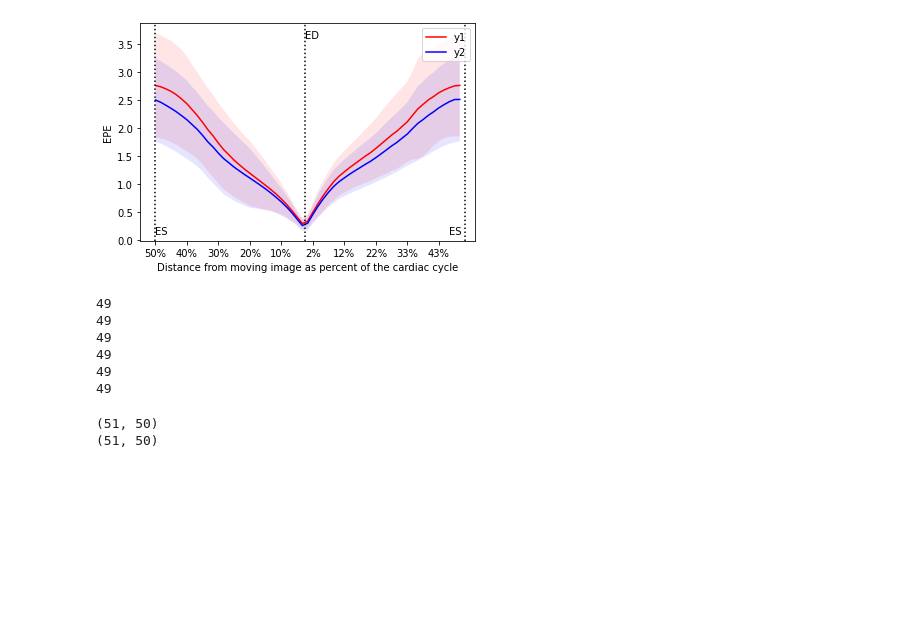
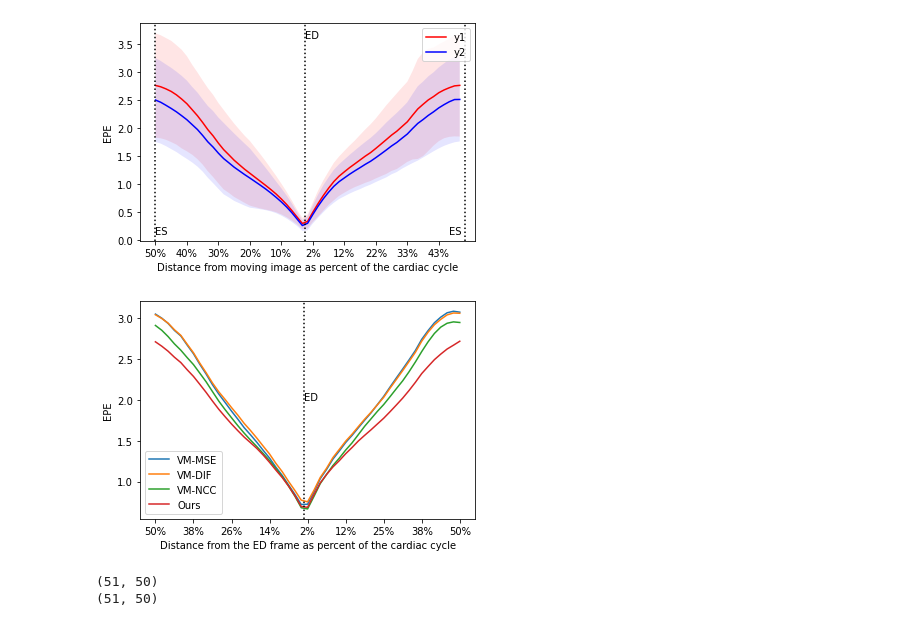
Before and after one commit to nicolas1805961/Cardiac-Segmentation-Optical-flow, a Jupyter notebook: nnunet/experiment.ipynb, the cells around one changed output. Drawn from its saved outputs; the diff is of its cells as text; code cells hidden in the pictures; blank space fills up the shorter version.

```diff
--- a/nnunet/experiment.ipynb
+++ b/nnunet/experiment.ipynb
@@ -13,0 +219,10 @@ with open('my_file_new.yaml', 'wb') as f:
+# %%
+import torch
+
+t = 6
+
+x = torch.randn(size=(t, 1, 64, 192, 192))
+
+out = [torch.cat((x[i], x[i + 1]), dim=1) for i in range(t-1)]
+out = torch.stack(out, dim=0)
+print(out.shape)
@@ -1029,10 +1481,15 @@ torch.Size([1, 512, 24, 24, 1, 1])
 import torch
 import numpy as np
 
-x = torch.randn(27, 1, 512, 24, 24)
-T, B, C, H, W = x.shape
+T, B, C, H, W = 16, 1, 256, 24, 24
 
-window_size_list = [val for val in range(3, 100, 2) for _ in range(2 * val)]
+x = torch.randn(B, T * H * W, C)
+x = x.view(B, T, H, W, C)
+
+x = x.permute(1, 0, 4, 2, 3).contiguous() # T, B, C, H, W
+window_size_list = (torch.floor((4 / T) * torch.arange(T) + 3) // 2 * 2 + 1).int().tolist()
+
+#window_size_list = [val for val in range(3, 9, 2) for _ in range(5)]
 window_size_list = window_size_list[:len(x)]
 print(window_size_list)
 print(np.power(np.array(window_size_list), 2).sum())
@@ -1040,14 +1497,14 @@ data_list = []
 for t in range(len(x)):
     window_size = window_size_list[t]
     pad_value = window_size // 2
-    current_x = torch.nn.functional.pad(x[t], pad=(pad_value, pad_value, pad_value, pad_value))
-    current_windows = current_x.unfold(2, window_size, 1).unfold(3, window_size, 1)
-    current_windows = current_windows.permute(0, 1, 4, 5, 2, 3).contiguous()
-    current_windows = current_windows.view(B, C, window_size, window_size, H * W)
-    current_windows = current_windows.view(B, C, window_size * window_size, H * W)
-    print(current_windows.shape)
-    data_list.append(current_windows)
+    unfolder = torch.nn.Unfold(kernel_size=window_size, dilation=1, padding=pad_value, stride=1)
+    unfolded = unfolder(x[t])
+    print(unfolded.shape)
+    unfolded = unfolded.view(B, C, window_size**2, H * W)
+    unfolded = unfolded.permute(0, 3, 2, 1).contiguous()
+    unfolded = unfolded.view(B * H * W, window_size**2, C)
+    data_list.append(unfolded)
 
-x2 = torch.cat(data_list, dim=2)
-print(x2.shape)
+out = torch.cat(data_list, dim=1)
+print(out.shape)
 # %% [output]
@@ -4821,8 +5351,8 @@ from matplotlib.ticker import FormatStrFormatter
 path_list = {"VM-MSE":r"C:\Users\Portal\Documents\voxelmorph\results\VM-SSD\Lib\test\Postprocessed\Flow\contour_metrics.json",
             "VM-DIF":r"C:\Users\Portal\Documents\voxelmorph\results\VM-DIF\Lib\test\Postprocessed\Flow\contour_metrics.json",
             "VM-NCC":r"C:\Users\Portal\Documents\voxelmorph\results\VM-NCC\Lib\test\Postprocessed\Flow\contour_metrics.json",
-            "DeepTag":r"C:\Users\Portal\Documents\cardiac_tagging_motion_estimation\cardiac_tagging_motion_estimation\model\2023-12-18_19H51\Lib\test\Postprocessed\Flow\contour_metrics.json",
-            "Bioinformed":r"C:\Users\Portal\Documents\biomechanical_loss\biomechanical_loss_folder\bioinformed_reg\models\2023-12-04_11H26\Lib\test\Postprocessed\Flow\contour_metrics.json",
+            #"DeepTag":r"C:\Users\Portal\Documents\cardiac_tagging_motion_estimation\cardiac_tagging_motion_estimation\model\2023-12-18_19H51\Lib\test\Postprocessed\Flow\contour_metrics.json",
+            #"Bioinformed":r"C:\Users\Portal\Documents\biomechanical_loss\biomechanical_loss_folder\bioinformed_reg\models\2023-12-04_11H26\Lib\test\Postprocessed\Flow\contour_metrics.json",
             #"our2": r"C:\Users\Portal\Documents\voxelmorph\2024-01-04_21H25\Task032_Lib\fold_0\Lib\test\Postprocessed\Flow\contour_metrics.json",
             "Ours": r"C:\Users\Portal\Documents\voxelmorph\2023-12-14_17H47\Task032_Lib\fold_0\Lib\test\Postprocessed\Flow\contour_metrics.json"}
 
@@ -4862,39 +5392,34 @@ for key in path_list.keys():
         y_new_1_list.append(y_new_1)
 
     y1_arr = np.stack(y_new_1_list, axis=0)
     y1 = y1_arr.mean(0)
     y1_error = y1_arr.std(0)
 
     y1 = np.roll(y1, shift=len(y1)//2)
     y1_error = np.roll(y1_error, shift=len(y1_error)//2)
 
     x1 = np.arange(1, len(y1)//2 + 1)
     x2 = np.arange(len(y1)//2 + 1, 0, step=-1)
     x1 = x1 / (2 * len(x1))
     x2 = x2 / (2 * len(x2))
     x = np.concatenate([x2, x1])
 
     x_axis = np.arange(len(y1))
 
     ax.set_xticks(np.arange(len(y1))[::6])
     ax.set_xticklabels([f'{s:.0%}' for s in x[::6]])
     ax.plot(y1, label=key)
     #ax.errorbar(x_axis, y1, y1_error, linestyle='None', marker='^', label='T=2')
     #ax.fill_between(x_axis, y1=y1 - y1_error, y2=y1 + y1_error, alpha=0.1)
 
 ax.set_ylabel('EPE')
 ax.set_xlabel('Distance from the ED frame as percent of the cardiac cycle')
 ax.axvline(x=(len(x) - 2) / 2, ls=':', c='k')
 plt.text((len(x) - 2) / 2, 2.0, 'ED', fontsize = 10)
 ax.legend()
 plt.savefig('EPE_in_time.png', dpi=600) #dpi=600
 # %% [output]
-49
-49
-49
-49
-49
-49
+[figure, added]
 # %%
 %matplotlib qt
 
```
Also changed, not shown: parts of 34 cells of this notebook, 32 other files.
